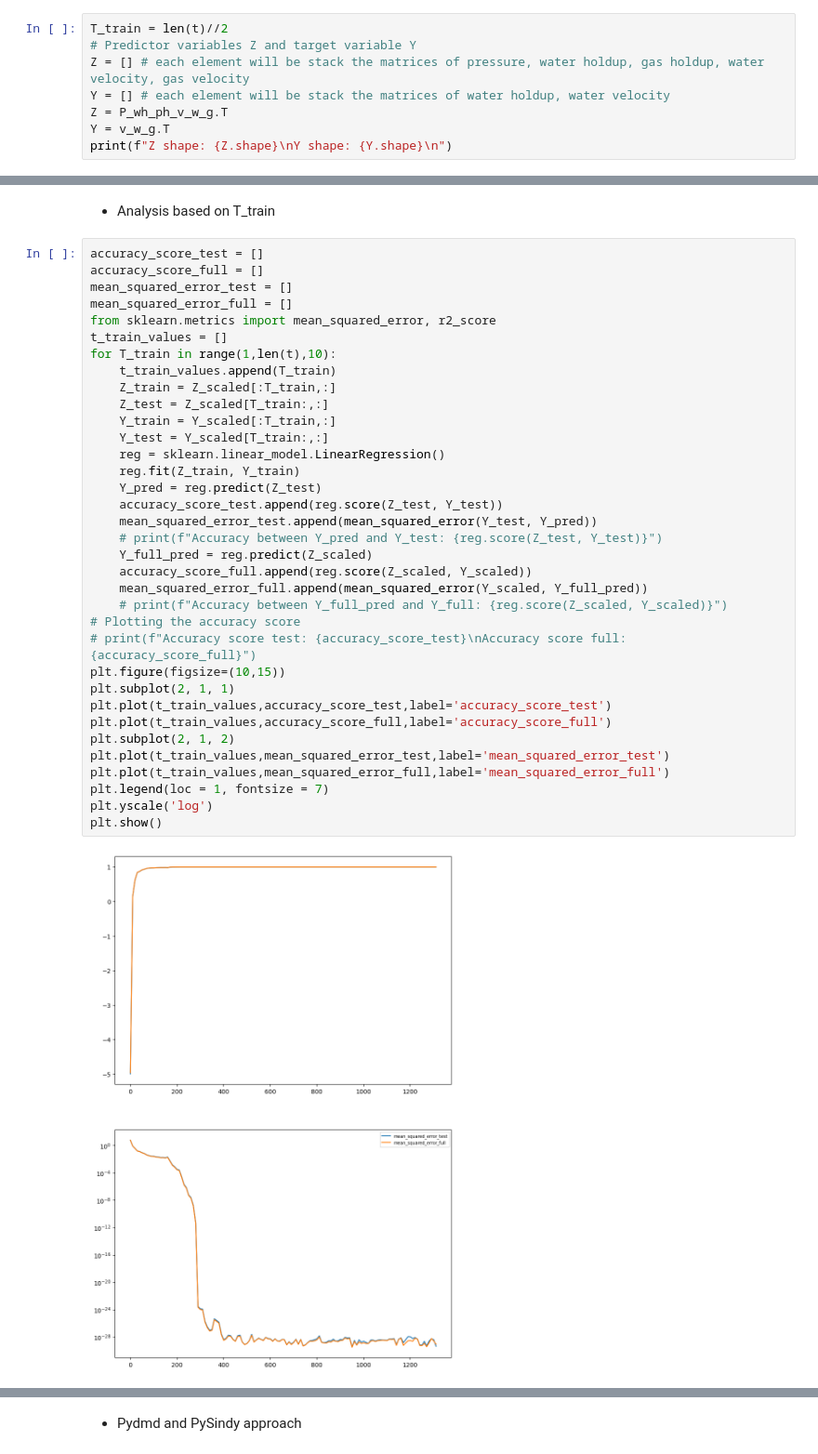
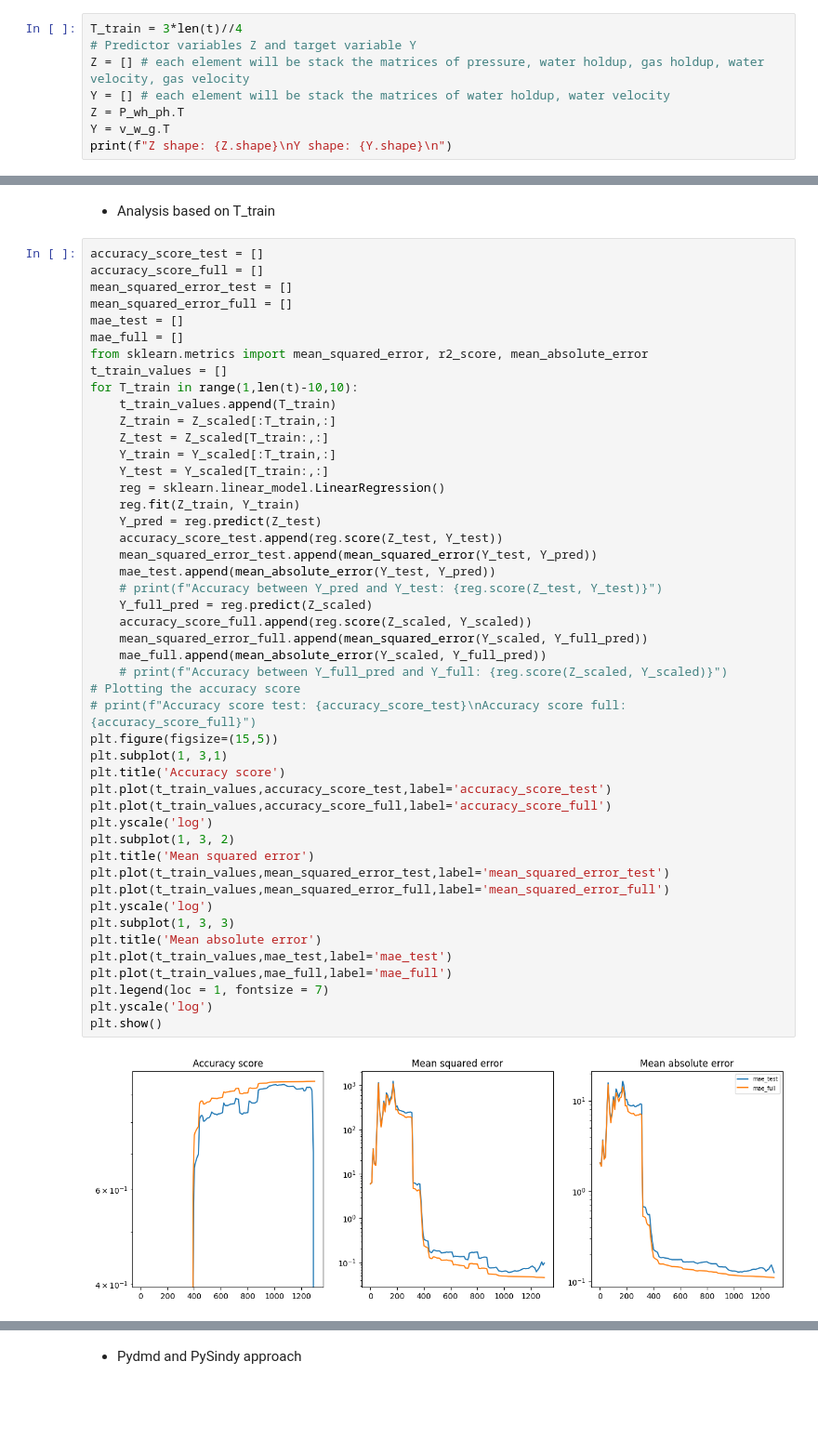
Before and after one commit to arofenitra/data-driven-modelling-fluid-flow, a Jupyter notebook: notebook/ML_modelling.ipynb, the cells around one changed output, grey strips where cells are left out. Shown at 93% size. Saved outputs shown, nothing was run; the diff lists cells and outputs as text; blank space fills up the shorter version.

```diff
--- a/notebook/ML_modelling.ipynb
+++ b/notebook/ML_modelling.ipynb
@@ -146,11 +146,11 @@ Shape of P_wh_ph_v_w_g: (285, 1313)
 # %% [markdown]
 - Creations of predictors and targets (Y)
 # %%
-T_train = len(t)//2
+T_train = 3*len(t)//4
 # Predictor variables Z and target variable Y
 Z = [] # each element will be stack the matrices of pressure, water holdup, gas holdup, water velocity, gas velocity
 Y = [] # each element will be stack the matrices of water holdup, water velocity
-Z = P_wh_ph_v_w_g.T
+Z = P_wh_ph.T
 Y = v_w_g.T
 print(f"Z shape: {Z.shape}\nY shape: {Y.shape}\n")
 # %% [output]
@@ -228,39 +222,51 @@ Accuracy between Y_full_pred and Y_full: 1.0
 accuracy_score_test = []
 accuracy_score_full = []
 mean_squared_error_test = []
 mean_squared_error_full = []
-from sklearn.metrics import mean_squared_error, r2_score
+mae_test = []
+mae_full = []
+from sklearn.metrics import mean_squared_error, r2_score, mean_absolute_error
 t_train_values = []
-for T_train in range(1,len(t),10):
+for T_train in range(1,len(t)-10,10):
     t_train_values.append(T_train)
     Z_train = Z_scaled[:T_train,:]
     Z_test = Z_scaled[T_train:,:]
     Y_train = Y_scaled[:T_train,:]
     Y_test = Y_scaled[T_train:,:]
     reg = sklearn.linear_model.LinearRegression()
     reg.fit(Z_train, Y_train)
     Y_pred = reg.predict(Z_test)
     accuracy_score_test.append(reg.score(Z_test, Y_test))
     mean_squared_error_test.append(mean_squared_error(Y_test, Y_pred))
+    mae_test.append(mean_absolute_error(Y_test, Y_pred))
     # print(f"Accuracy between Y_pred and Y_test: {reg.score(Z_test, Y_test)}")
     Y_full_pred = reg.predict(Z_scaled)
     accuracy_score_full.append(reg.score(Z_scaled, Y_scaled))
     mean_squared_error_full.append(mean_squared_error(Y_scaled, Y_full_pred))
+    mae_full.append(mean_absolute_error(Y_scaled, Y_full_pred))
     # print(f"Accuracy between Y_full_pred and Y_full: {reg.score(Z_scaled, Y_scaled)}")
 # Plotting the accuracy score
 # print(f"Accuracy score test: {accuracy_score_test}\nAccuracy score full: {accuracy_score_full}")
-plt.figure(figsize=(10,15))
-plt.subplot(2, 1, 1)
+plt.figure(figsize=(15,5))
+plt.subplot(1, 3,1)
+plt.title('Accuracy score')
 plt.plot(t_train_values,accuracy_score_test,label='accuracy_score_test')
 plt.plot(t_train_values,accuracy_score_full,label='accuracy_score_full')
-plt.subplot(2, 1, 2)
+plt.yscale('log')
+plt.subplot(1, 3, 2)
+plt.title('Mean squared error')
 plt.plot(t_train_values,mean_squared_error_test,label='mean_squared_error_test')
 plt.plot(t_train_values,mean_squared_error_full,label='mean_squared_error_full')
+plt.yscale('log')
+plt.subplot(1, 3, 3)
+plt.title('Mean absolute error')
+plt.plot(t_train_values,mae_test,label='mae_test')
+plt.plot(t_train_values,mae_full,label='mae_full')
 plt.legend(loc = 1, fontsize = 7)
 plt.yscale('log')
 plt.show()
 # %% [output]
-[figure, old version]
+[figure, new version]
 # %%
 
 list_of_models = []
```
Also changed, not shown: parts of 7 cells of this notebook.
